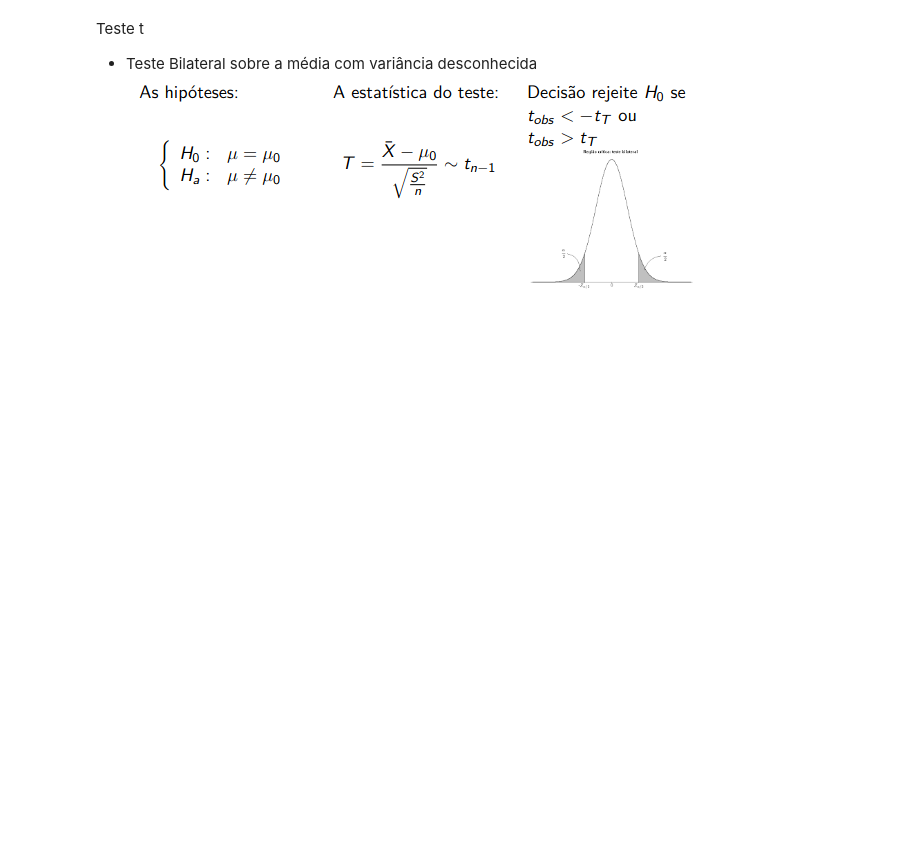
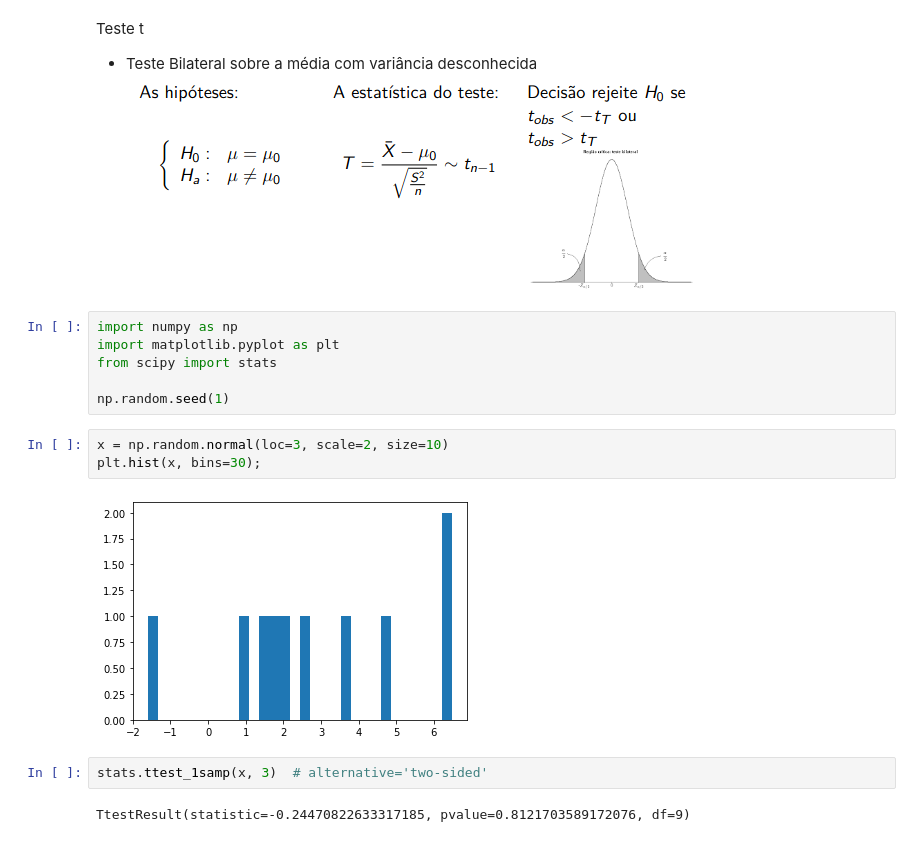
Before and after one commit to louzeiro/USP2023Sem01, a Jupyter notebook: Aula_02.ipynb, the cells around one changed output. Drawn from its saved outputs; the diff is of its cells as text; blank space fills up the shorter version.

```diff
--- a/Aula_02.ipynb
+++ b/Aula_02.ipynb
@@ -46,3 +46,18 @@ Teste Z
 Teste t
 * Teste Bilateral sobre a média com variância desconhecida
 ![Screenshot from 2023-03-21 00-12-25.png](embedded-picture-1)
+# %%
+import numpy as np
+import matplotlib.pyplot as plt
+from scipy import stats
+
+np.random.seed(1)
+# %%
+x = np.random.normal(loc=3, scale=2, size=10)
+plt.hist(x, bins=30);
+# %% [output]
+[figure, added]
+# %%
+stats.ttest_1samp(x, 3)  # alternative='two-sided'
+# %% [output]
+TtestResult(statistic=-0.24470822633317185, pvalue=0.8121703589172076, df=9)
```
